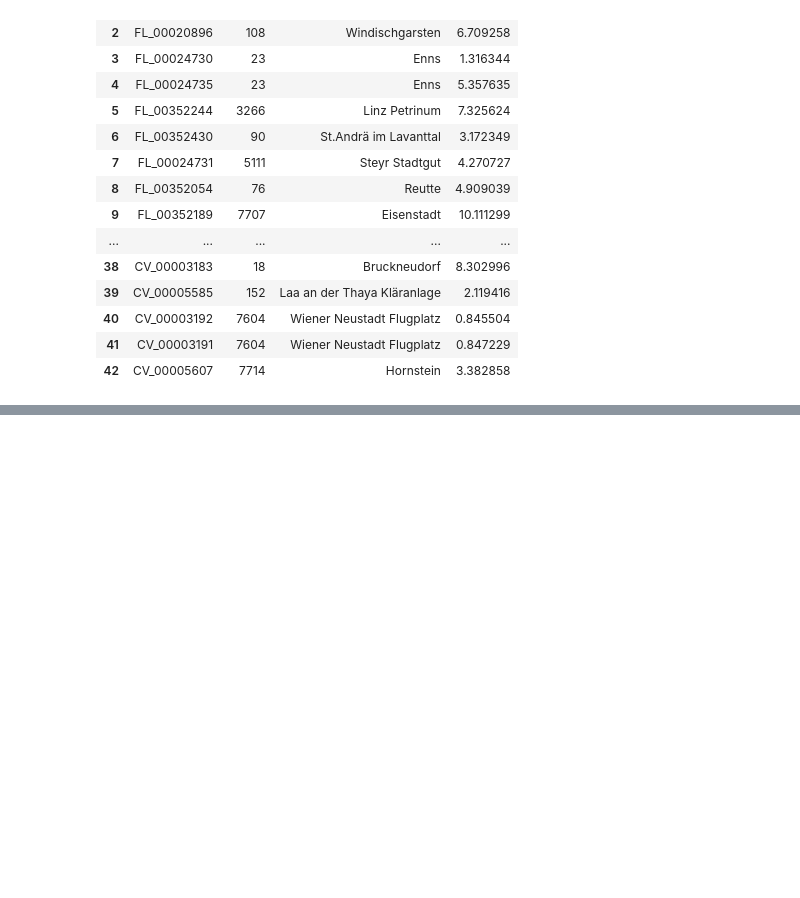
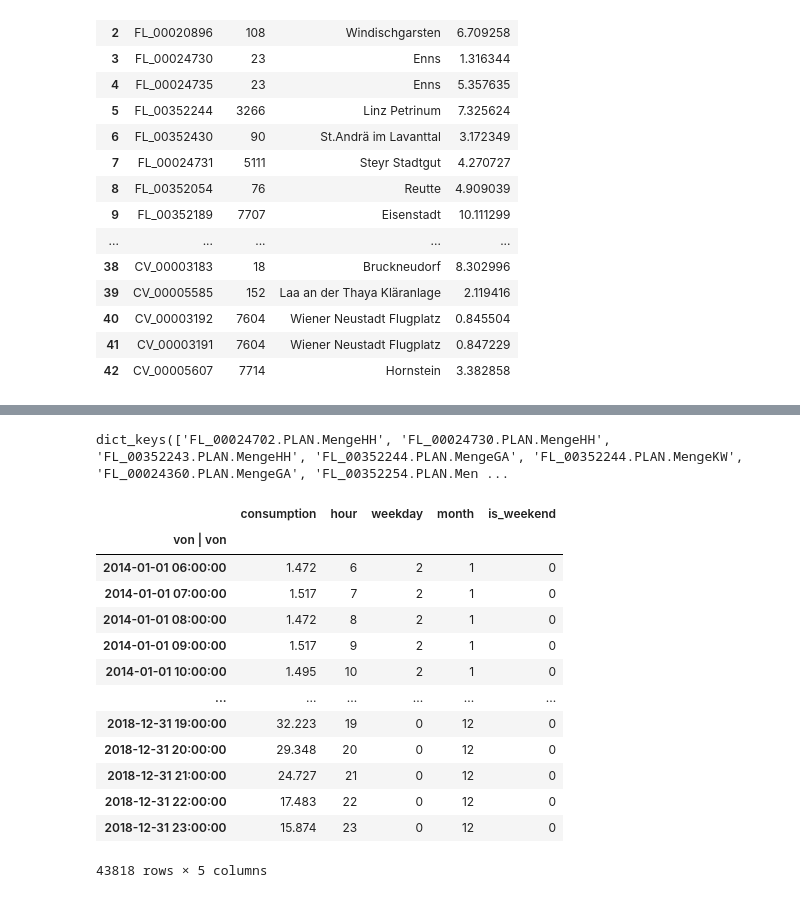
Before and after one commit to johannesgl4d0s/ersatzwerte_project, a Jupyter notebook: notebooks/03_get_nearest_station.ipynb, the cells around one changed output, grey strips where cells are left out. Drawn from its saved outputs; the diff is of its cells as text; code cells hidden in the pictures; blank space fills up the shorter version.

```diff
--- a/notebooks/03_get_nearest_station.ipynb
+++ b/notebooks/03_get_nearest_station.ipynb
@@ -328,0 +327,21 @@ ModuleNotFoundError: No module named 'numpy._core.numeric'
+# %%
+series_dfs.keys()
+# %% [output]
+dict_keys(['FL_00024702.PLAN.MengeHH', 'FL_00024730.PLAN.MengeHH', 'FL_00352243.PLAN.MengeHH', 'FL_00352244.PLAN.MengeGA', 'FL_00352244.PLAN.MengeKW', 'FL_00024360.PLAN.MengeGA', 'FL_00352254.PLAN.Men ...
+# %%
+series_dfs['FL_00024702.PLAN.MengeHH']
+# %% [output]
+|  | consumption | hour | weekday | month | is_weekend |
+| von | von |  |  |  |  |  |
+| 2014-01-01 06:00:00 | 1.472 | 6 | 2 | 1 | 0 |
+| 2014-01-01 07:00:00 | 1.517 | 7 | 2 | 1 | 0 |
+| 2014-01-01 08:00:00 | 1.472 | 8 | 2 | 1 | 0 |
+| 2014-01-01 09:00:00 | 1.517 | 9 | 2 | 1 | 0 |
+| 2014-01-01 10:00:00 | 1.495 | 10 | 2 | 1 | 0 |
+| ... | ... | ... | ... | ... | ... |
+| 2018-12-31 19:00:00 | 32.223 | 19 | 0 | 12 | 0 |
+| 2018-12-31 20:00:00 | 29.348 | 20 | 0 | 12 | 0 |
+| 2018-12-31 21:00:00 | 24.727 | 21 | 0 | 12 | 0 |
+| 2018-12-31 22:00:00 | 17.483 | 22 | 0 | 12 | 0 |
+| 2018-12-31 23:00:00 | 15.874 | 23 | 0 | 12 | 0 |
+43818 rows × 5 columns
```
Also changed, not shown: parts of 5 cells of this notebook, 1 other file.
